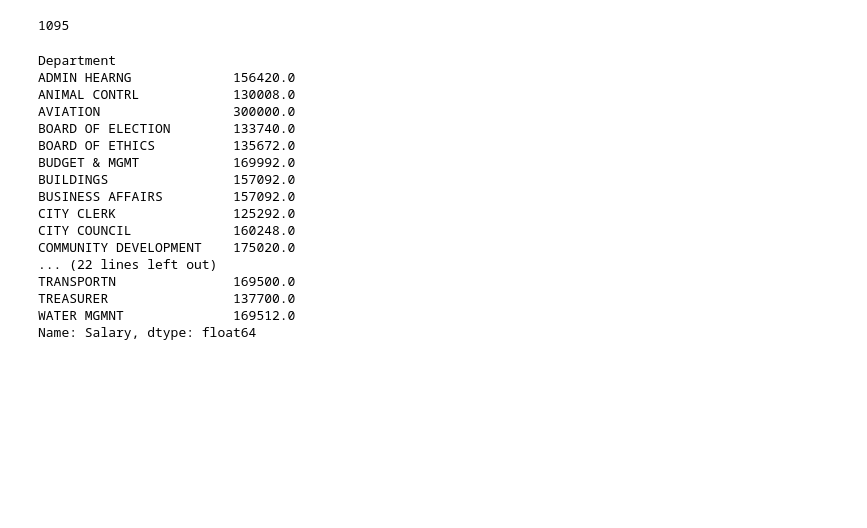
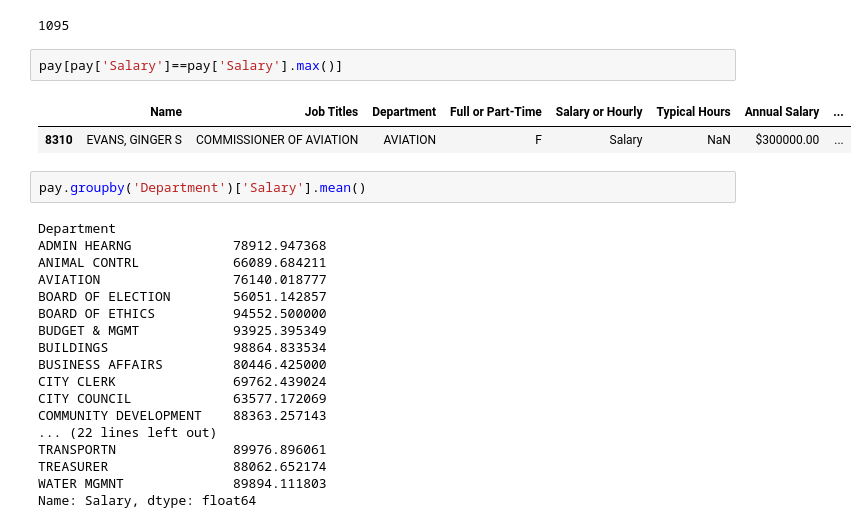
Before and after one commit to Salmanfarsi2561/PYTHON_ML, a Jupyter notebook: EDA/pd_analysis.ipynb, the cells around one changed output. Saved outputs shown, nothing was run; the diff lists cells and outputs as text; blank space fills up the shorter version.

```diff
--- a/EDA/pd_analysis.ipynb
+++ b/EDA/pd_analysis.ipynb
@@ -185,21 +185,27 @@ pay['Job Titles'].nunique()
 # %% [output]
 1095
 # %%
+pay[pay['Salary']==pay['Salary'].max()]
 # %% [output]
-Department
-ADMIN HEARNG             156420.0
-ANIMAL CONTRL            130008.0
-AVIATION                 300000.0
-BOARD OF ELECTION        133740.0
-BOARD OF ETHICS          135672.0
-BUDGET & MGMT            169992.0
-BUILDINGS                157092.0
-BUSINESS AFFAIRS         157092.0
-CITY CLERK               125292.0
-CITY COUNCIL             160248.0
-COMMUNITY DEVELOPMENT    175020.0
-... (22 lines left out)
-TRANSPORTN               169500.0
-TREASURER                137700.0
-WATER MGMNT              169512.0
-Name: Salary, dtype: float64
+|  | Name | Job Titles | Department | Full or Part-Time | Salary or Hourly | Typical Hours | Annual Salary | ... |
+| 8310 | EVANS, GINGER S | COMMISSIONER OF AVIATION | AVIATION | F | Salary | NaN | $300000.00 | ... |
+# %%
+pay.groupby('Department')['Salary'].mean()
+# %% [output]
+Department
+ADMIN HEARNG             78912.947368
+ANIMAL CONTRL            66089.684211
+AVIATION                 76140.018777
+BOARD OF ELECTION        56051.142857
+BOARD OF ETHICS          94552.500000
+BUDGET & MGMT            93925.395349
+BUILDINGS                98864.833534
+BUSINESS AFFAIRS         80446.425000
+CITY CLERK               69762.439024
+CITY COUNCIL             63577.172069
+COMMUNITY DEVELOPMENT    88363.257143
+... (22 lines left out)
+TRANSPORTN               89976.896061
+TREASURER                88062.652174
+WATER MGMNT              89894.111803
+Name: Salary, dtype: float64
```
Also changed, not shown: parts of 2 cells of this notebook.
